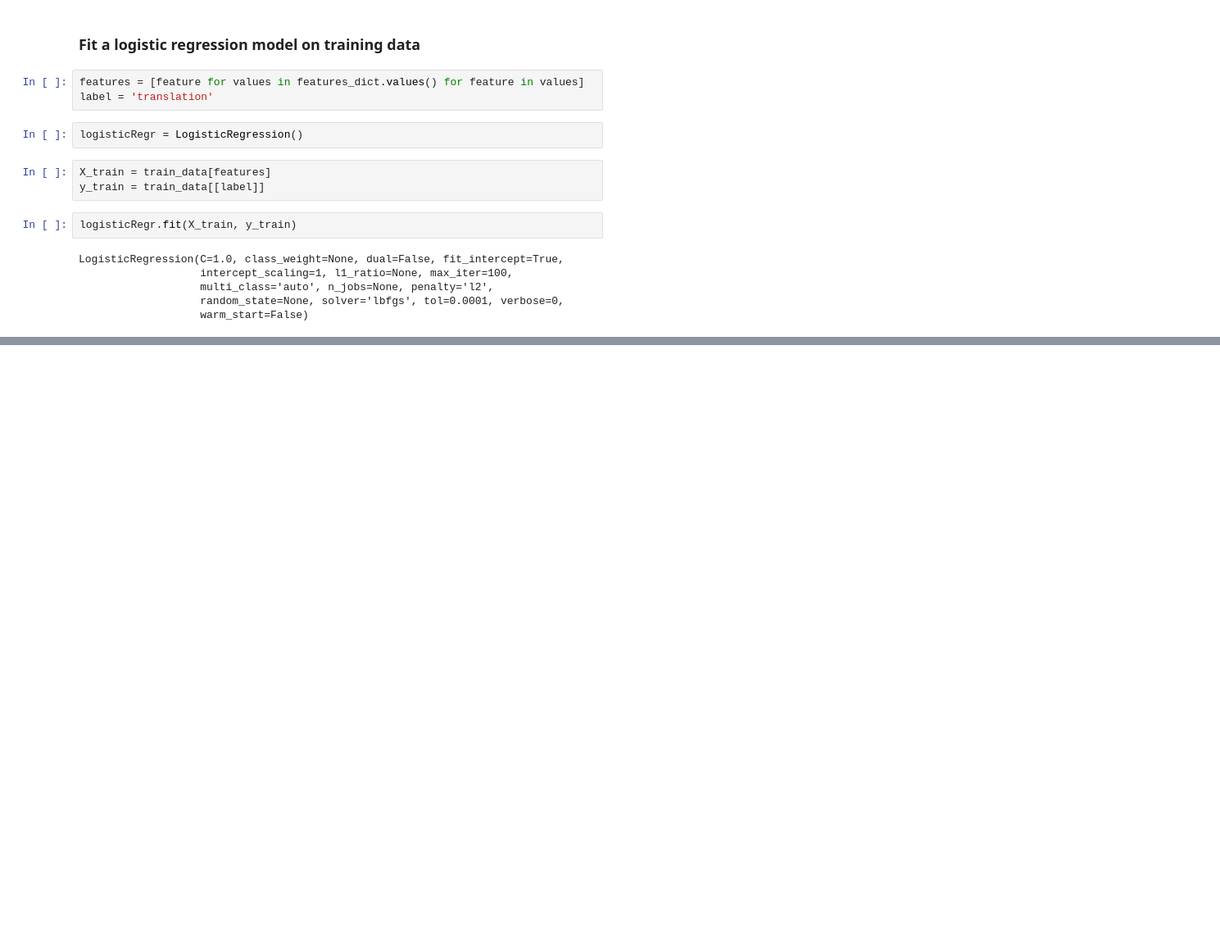
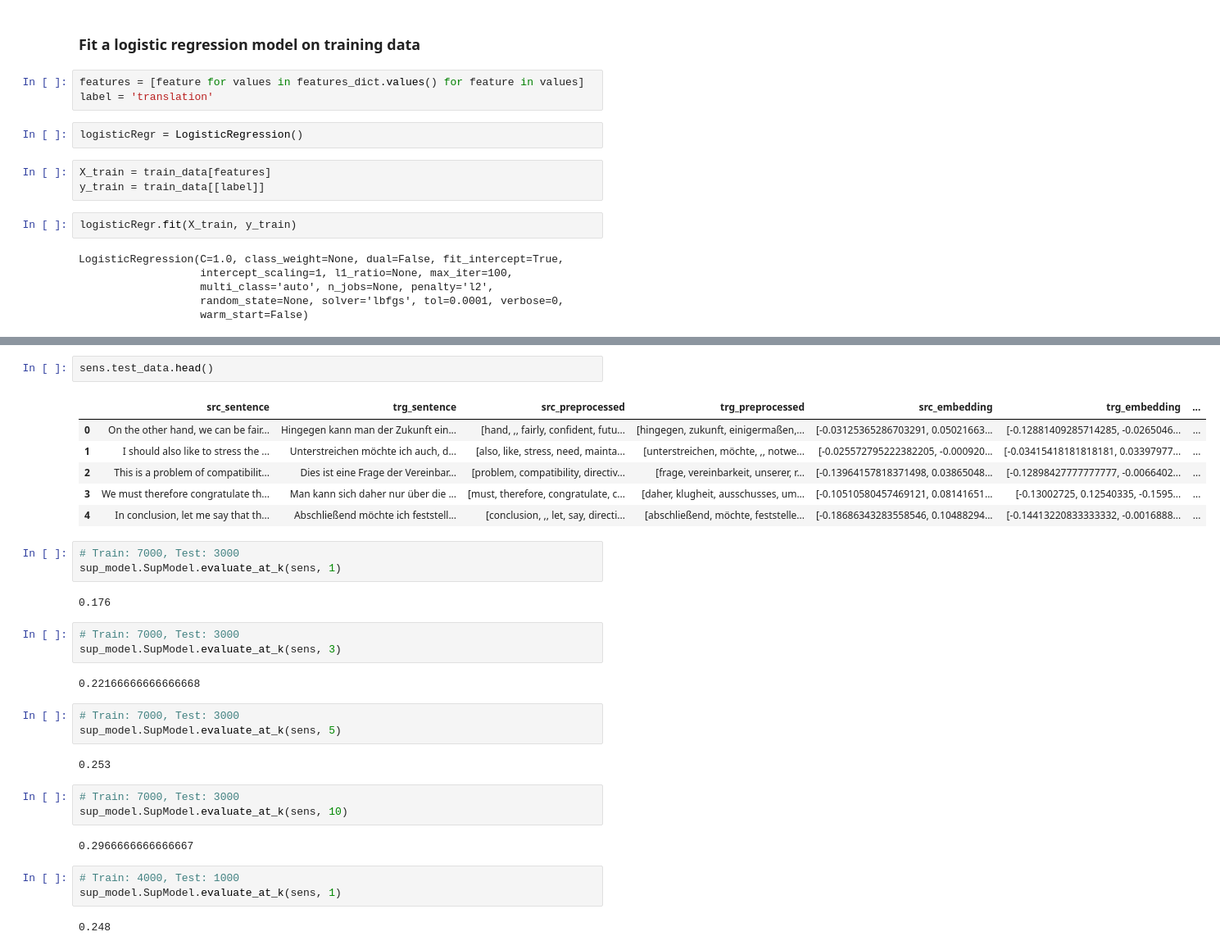
Before and after one commit to janschwedhelm/ir-crosslingual, a Jupyter notebook: ir_crosslingual/supervised_classification/demo2.2.ipynb, the cells around one changed output, grey strips where cells are left out. Shown: that part at 82% size. Cells and saved outputs as stored; diff of their text form; blank space fills up the shorter version.

```diff
--- a/ir_crosslingual/supervised_classification/demo2.2.ipynb
+++ b/ir_crosslingual/supervised_classification/demo2.2.ipynb
@@ -151,0 +160,34 @@ len(test_data.loc[test_data['translation'] == test_data['predictions']]) / len(t
+# %%
+sens.test_data.head()
+# %% [output]
+|  | src_sentence | trg_sentence | src_preprocessed | trg_preprocessed | src_embedding | trg_embedding | ... |
+| 0 | On the other hand, we can be fair... | Hingegen kann man der Zukunft ein... | [hand, ,, fairly, confident, futu... | [hingegen, zukunft, einigermaßen,... | [-0.03125365286703291, 0.05021663... | [-0.12881409285714285, -0.0265046... | ... |
+| 1 | I should also like to stress the ... | Unterstreichen möchte ich auch, d... | [also, like, stress, need, mainta... | [unterstreichen, möchte, ,, notwe... | [-0.025572795222382205, -0.000920... | [-0.03415418181818181, 0.03397977... | ... |
+| 2 | This is a problem of compatibilit... | Dies ist eine Frage der Vereinbar... | [problem, compatibility, directiv... | [frage, vereinbarkeit, unserer, r... | [-0.13964157818371498, 0.03865048... | [-0.12898427777777777, -0.0066402... | ... |
+| 3 | We must therefore congratulate th... | Man kann sich daher nur über die ... | [must, therefore, congratulate, c... | [daher, klugheit, ausschusses, um... | [-0.10510580457469121, 0.08141651... | [-0.13002725, 0.12540335, -0.1595... | ... |
+| 4 | In conclusion, let me say that th... | Abschließend möchte ich feststell... | [conclusion, ,, let, say, directi... | [abschließend, möchte, feststelle... | [-0.18686343283558546, 0.10488294... | [-0.14413220833333332, -0.0016888... | ... |
+# %%
+# Train: 7000, Test: 3000
+sup_model.SupModel.evaluate_at_k(sens, 1)
+# %% [output]
+0.176
+# %%
+# Train: 7000, Test: 3000
+sup_model.SupModel.evaluate_at_k(sens, 3)
+# %% [output]
+0.22166666666666668
+# %%
+# Train: 7000, Test: 3000
+sup_model.SupModel.evaluate_at_k(sens, 5)
+# %% [output]
+0.253
+# %%
+# Train: 7000, Test: 3000
+sup_model.SupModel.evaluate_at_k(sens, 10)
+# %% [output]
+0.2966666666666667
+# %%
+# Train: 4000, Test: 1000
+sup_model.SupModel.evaluate_at_k(sens, 1)
+# %% [output]
+0.248
```
Also changed, not shown: parts of 22 cells of this notebook.
